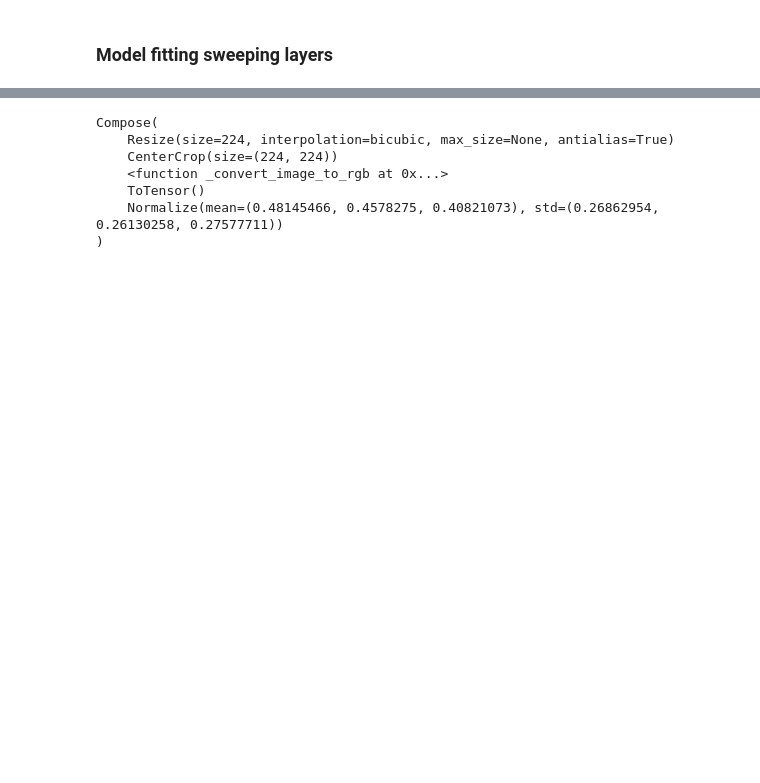
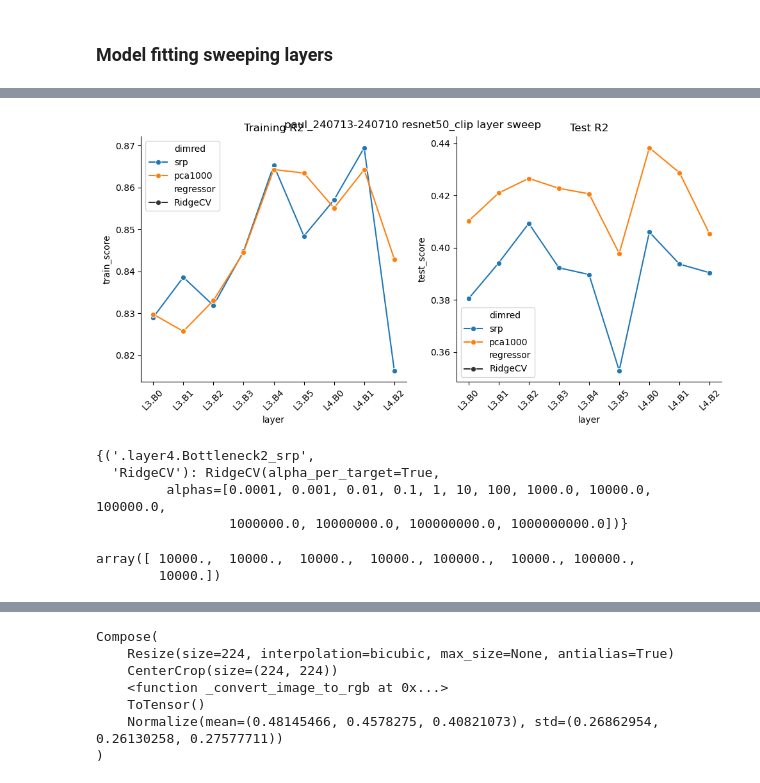
Before and after one commit to Animadversio/Closed-loop-visual-insilico, a Jupyter notebook: notebooks/neural_regression_resnet50_layer_demo.ipynb, the cells around one changed output, grey strips where cells are left out. Drawn from its saved outputs; the diff is of its cells as text; code cells hidden in the pictures; blank space fills up the shorter version.

Commit message:
add change in regression and demo

```diff
--- a/notebooks/neural_regression_resnet50_sweep.ipynb
+++ b/notebooks/neural_regression_resnet50_layer_demo.ipynb
@@ -448,0 +547,7 @@ th.save(fit_models_lyrswp, join(figdir, f"{subject_id}_{modelname}_sweep_regress
+# %%
+result_df_lyrswp_RidgeCV, fit_models_lyrswp_RidgeCV, Xdict_lyrswp_RidgeCV, Xtfmer_lyrswp_RidgeCV = perform_regression_sweeplayer_RidgeCV(feat_dict_lyrswp, resp_mat_sel,
+                                                                                                                        layer_names=module_names[-9:], dimred_list=["srp", "pca1000"],
+                                                                                                                        verbose=True)
+result_df_lyrswp_RidgeCV.to_csv(join(figdir, f"{subject_id}_{modelname}_sweep_regressors_highreliab_layers_sweep_RidgeCV.csv"))
+th.save(fit_models_lyrswp_RidgeCV, join(figdir, f"{subject_id}_{modelname}_sweep_regressors_highreliab_layers_fitmodels_RidgeCV.pth"))
+# for half the layers (later half) ~ 20 mins
@@ -448,0 +603,6 @@ th.save(fit_models_lyrswp, join(figdir, f"{subject_id}_{modelname}_sweep_regress
+# %%
+result_df_lyrswp_formatted = result_df_lyrswp_RidgeCV.reset_index()
+result_df_lyrswp_formatted.rename(columns={"level_0": "layer_dimred", "level_1": "regressor", }, inplace=True)
+result_df_lyrswp_formatted["layer"] = result_df_lyrswp_formatted["layer_dimred"].apply(lambda x: x.split("_")[0])
+result_df_lyrswp_formatted["dimred"] = result_df_lyrswp_formatted["layer_dimred"].apply(lambda x: x.split("_")[-1])
+result_df_lyrswp_formatted
@@ -448,0 +627,38 @@ th.save(fit_models_lyrswp, join(figdir, f"{subject_id}_{modelname}_sweep_regress
+# %%
+figh, axs = plt.subplots(1, 2, figsize=(10, 5))
+plt.sca(axs[0])
+sns.lineplot(data=result_df_lyrswp_formatted, x="layer",
+             y="train_score", style="regressor", hue="dimred", ax=axs[0], marker="o")
+plt.xticks(rotation=45)
+xticklabels = plt.gca().get_xticklabels()
+xticklabels = [label.get_text().replace("Bottleneck", "B").replace(".layer", "L") for label in xticklabels]
+plt.xticks(ticks=range(len(xticklabels)), labels=xticklabels, rotation=45)
+plt.title("Training R2")
+
+plt.sca(axs[1])
+sns.lineplot(data=result_df_lyrswp_formatted, x="layer",
+             y="test_score", style="regressor", hue="dimred", ax=axs[1], marker="o")
+plt.xticks(rotation=45)
+xticklabels = plt.gca().get_xticklabels()
+xticklabels = [label.get_text().replace("Bottleneck", "B").replace(".layer", "L") for label in xticklabels]
+plt.xticks(ticks=range(len(xticklabels)), labels=xticklabels, rotation=45)
+plt.title("Test R2")
+
+plt.tight_layout()
+plt.suptitle(f"{subject_id} {modelname} layer sweep")
+saveallforms(figdir, f"{subject_id}_{modelname}_layer_sweep_GridCV_synopisis")
+plt.show()
+# %% [output]
+[figure, added]
+# %%
+fit_models_lyrswp_RidgeCV
+# %% [output]
+{('.layer4.Bottleneck2_srp',
+  'RidgeCV'): RidgeCV(alpha_per_target=True,
+         alphas=[0.0001, 0.001, 0.01, 0.1, 1, 10, 100, 1000.0, 10000.0, 100000.0,
+                 1000000.0, 10000000.0, 100000000.0, 1000000000.0])}
+# %%
+fit_models_lyrswp_RidgeCV[('.layer4.Bottleneck2_srp','RidgeCV')].alpha_
+# %% [output]
+array([ 10000.,  10000.,  10000.,  10000., 100000.,  10000., 100000.,
+        10000.])
```
Also changed, not shown: parts of 21 cells of this notebook, 3 other files.
